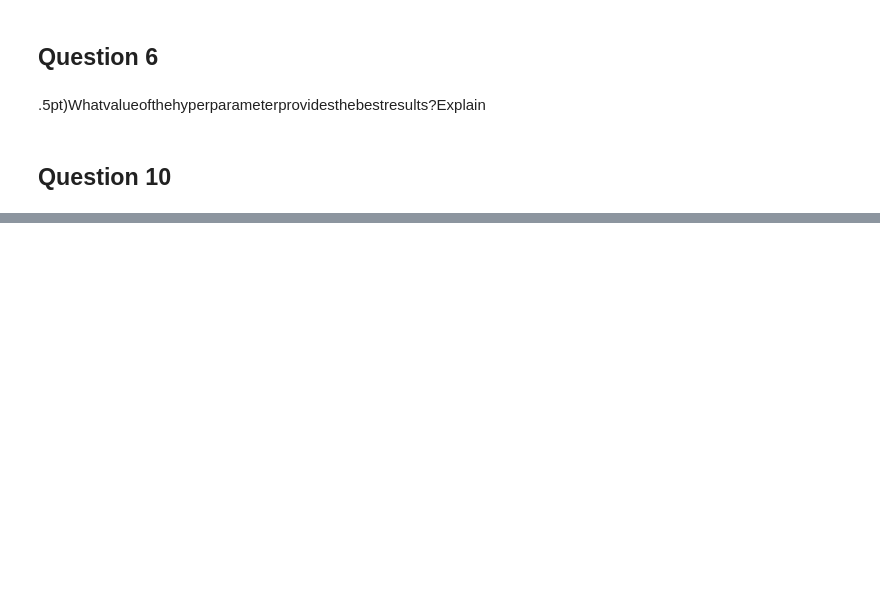
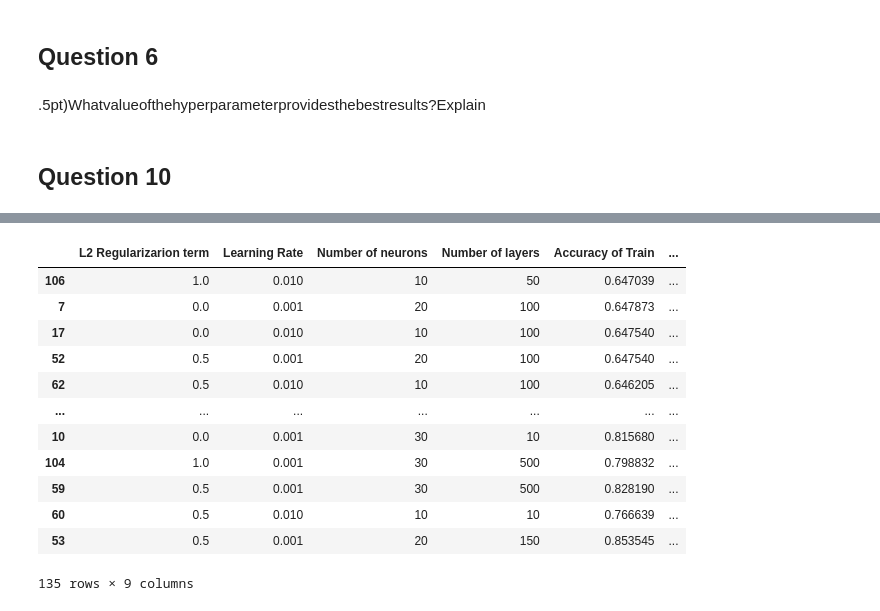
Before and after one commit to Celestae/Homeworks, a Jupyter notebook: Devoir1.ipynb, the cells around one changed output, grey strips where cells are left out. Cells and saved outputs as stored; diff of their text form; code cells hidden in the pictures; blank space fills up the shorter version.

```diff
--- a/Devoir1.ipynb
+++ b/Devoir1.ipynb
@@ -580,0 +605,16 @@ With 1.0 0.001 20 150  number of neighboors, the accuracy of the train model is
+# %%
+q3_data.sort_values(['Acccuracy of Valid', 'Accuracy of Train'], ascending=[False, False])
+# %% [output]
+|  | L2 Regularizarion term | Learning Rate | Number of neurons | Number of layers | Accuracy of Train | ... |
+| 106 | 1.0 | 0.010 | 10 | 50 | 0.647039 | ... |
+| 7 | 0.0 | 0.001 | 20 | 100 | 0.647873 | ... |
+| 17 | 0.0 | 0.010 | 10 | 100 | 0.647540 | ... |
+| 52 | 0.5 | 0.001 | 20 | 100 | 0.647540 | ... |
+| 62 | 0.5 | 0.010 | 10 | 100 | 0.646205 | ... |
+| ... | ... | ... | ... | ... | ... | ... |
+| 10 | 0.0 | 0.001 | 30 | 10 | 0.815680 | ... |
+| 104 | 1.0 | 0.001 | 30 | 500 | 0.798832 | ... |
+| 59 | 0.5 | 0.001 | 30 | 500 | 0.828190 | ... |
+| 60 | 0.5 | 0.010 | 10 | 10 | 0.766639 | ... |
+| 53 | 0.5 | 0.001 | 20 | 150 | 0.853545 | ... |
+135 rows × 9 columns
```
Also changed, not shown: parts of 34 cells of this notebook.
